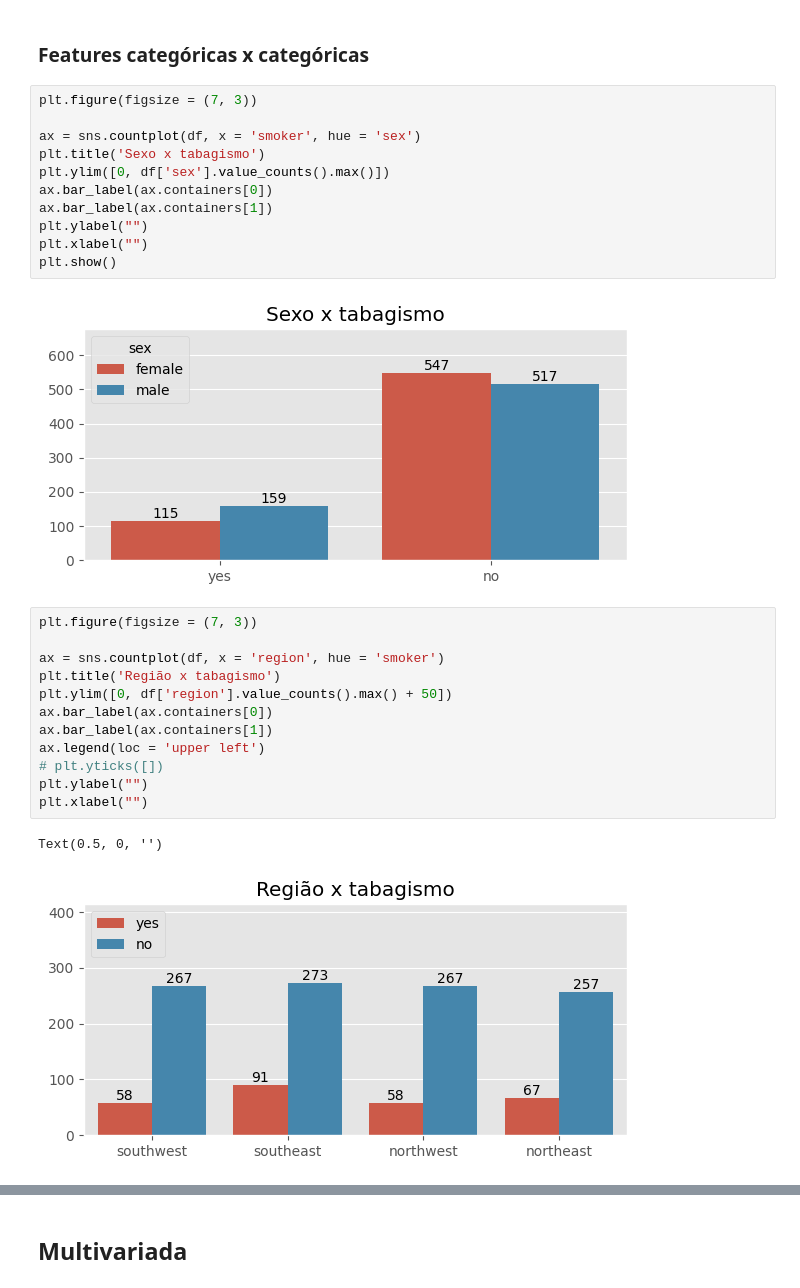
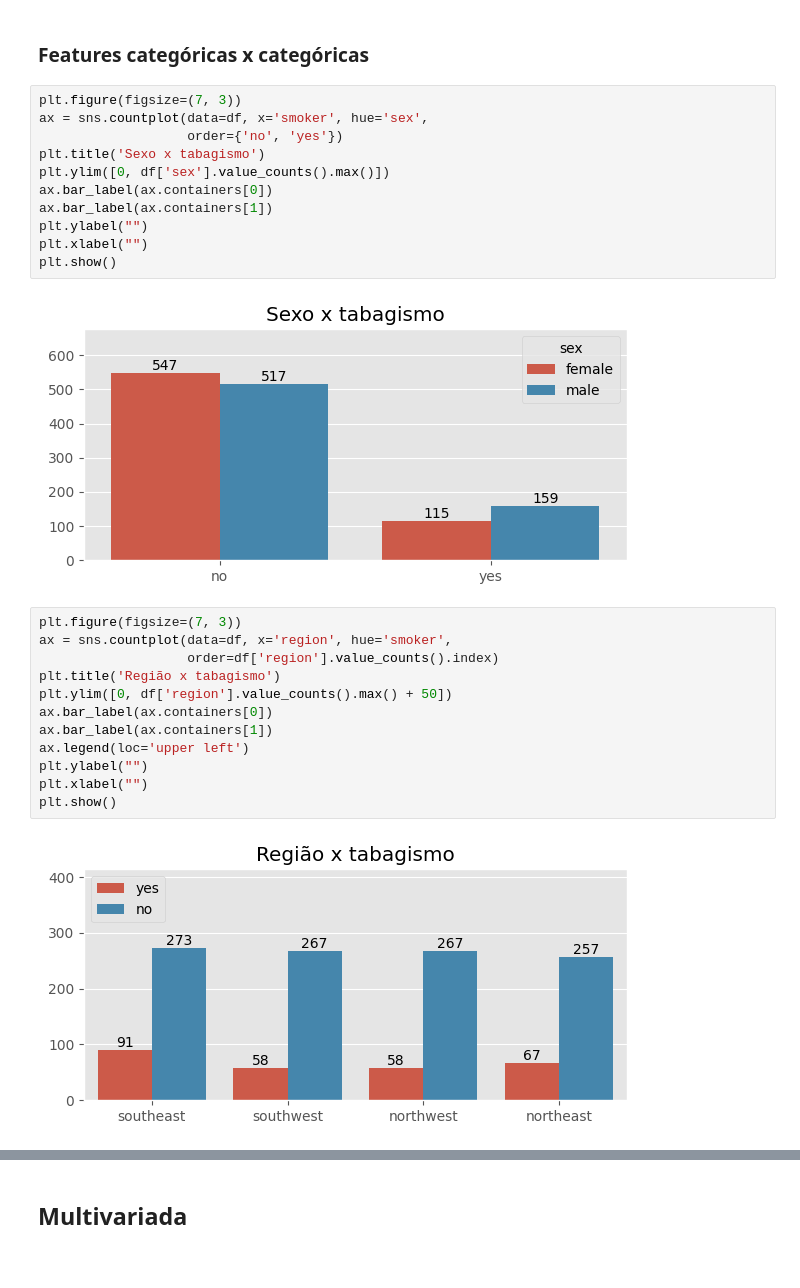
Before and after one commit to Bruno-Donato/desafio_gastos_saude, a Jupyter notebook: regress_gastos_saude.ipynb, the cells around one changed output, grey strips where cells are left out. Cells and saved outputs as stored; diff of their text form.

```diff
--- a/regress_gastos_saude.ipynb
+++ b/regress_gastos_saude.ipynb
@@ -493,31 +501,30 @@ df.groupby('smoker')['expenses'].describe().T
 # %% [markdown]
 ### Features categóricas x categóricas
 # %%
-plt.figure(figsize = (7, 3))
-
-ax = sns.countplot(df, x = 'smoker', hue = 'sex')
+plt.figure(figsize=(7, 3))
+ax = sns.countplot(data=df, x='smoker', hue='sex',
+                   order={'no', 'yes'})
 plt.title('Sexo x tabagismo')
 plt.ylim([0, df['sex'].value_counts().max()])
 ax.bar_label(ax.containers[0])
 ax.bar_label(ax.containers[1])
 plt.ylabel("")
 plt.xlabel("")
 plt.show()
 # %% [output]
-[figure, old version]
+[figure, new version]
 # %%
-plt.figure(figsize = (7, 3))
-
-ax = sns.countplot(df, x = 'region', hue = 'smoker')
+plt.figure(figsize=(7, 3))
+ax = sns.countplot(data=df, x='region', hue='smoker',
+                   order=df['region'].value_counts().index)
 plt.title('Região x tabagismo')
 plt.ylim([0, df['region'].value_counts().max() + 50])
 ax.bar_label(ax.containers[0])
 ax.bar_label(ax.containers[1])
-ax.legend(loc = 'upper left')
-# plt.yticks([])
+ax.legend(loc='upper left')
 plt.ylabel("")
 plt.xlabel("")
+plt.show()
 # %% [output]
-Text(0.5, 0, '')
-[figure, old version]
+[figure, new version]
 # %%
```
Also changed, not shown: parts of 112 cells of this notebook, 2 other files.
